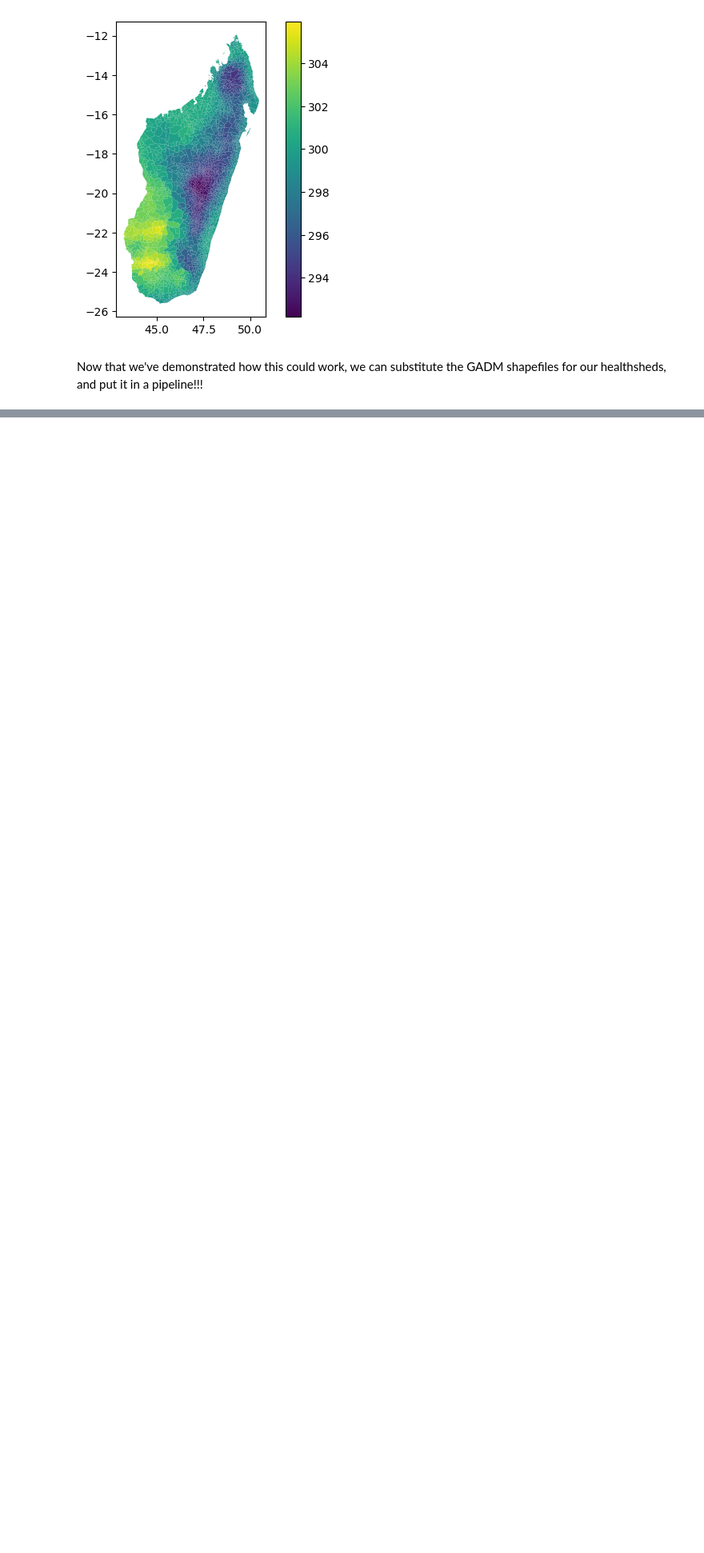
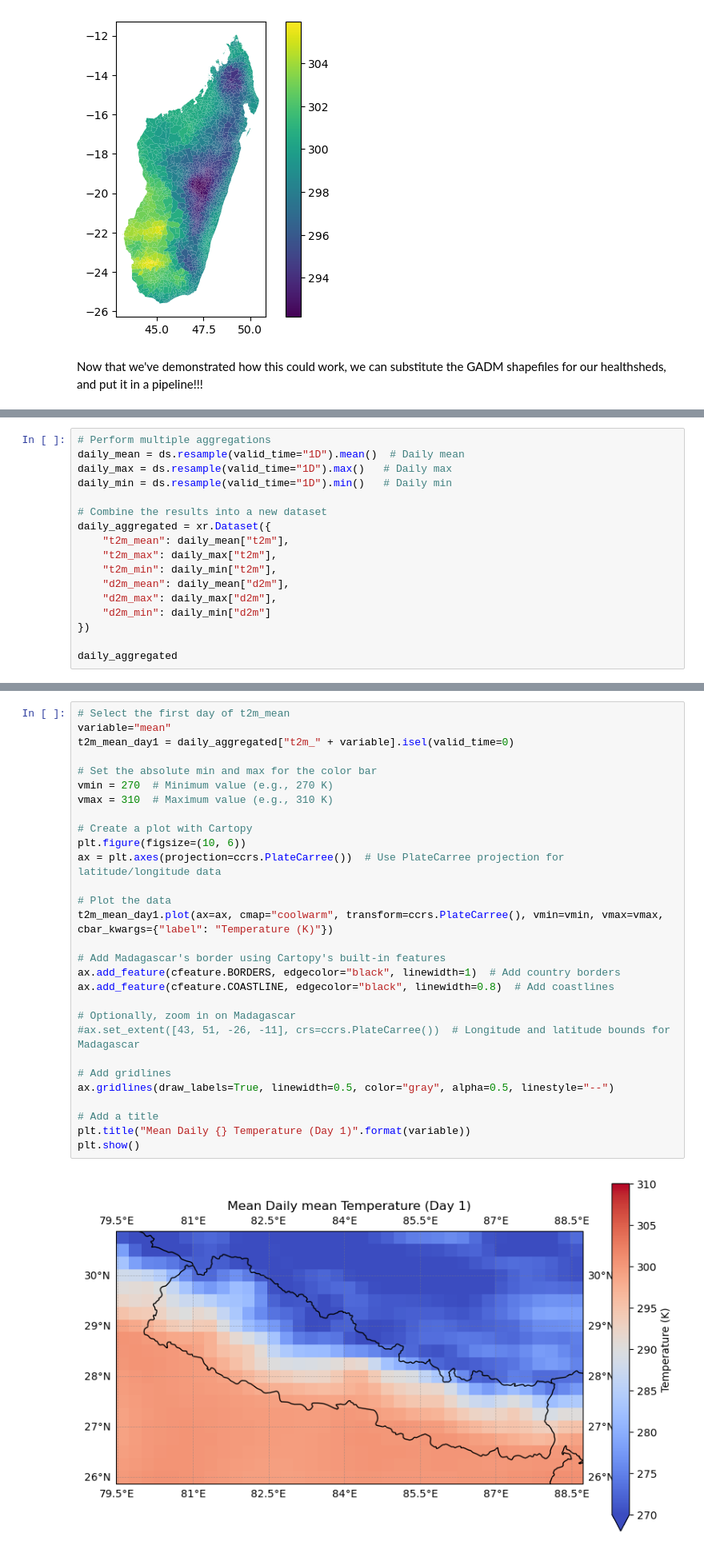
Before and after one commit to NSAPH-Data-Processing/era5_sandbox, a Jupyter notebook: notes/prototypes/learning_aggregations_w_michelle_20250328.ipynb, the cells around one changed output, grey strips where cells are left out. Shown at 80% size. Drawn from its saved outputs; the diff is of its cells as text; blank space fills up the shorter version.

```diff
--- a/notes/prototypes/learning_aggregations_w_michelle_20250328.ipynb
+++ b/notes/prototypes/learning_aggregations_w_michelle_20250328.ipynb
@@ -652,0 +719,17 @@ Now that we've demonstrated how this could work, we can substitute the GADM shap
+# %%
+# Perform multiple aggregations
+daily_mean = ds.resample(valid_time="1D").mean()  # Daily mean
+daily_max = ds.resample(valid_time="1D").max()   # Daily max
+daily_min = ds.resample(valid_time="1D").min()   # Daily min
+
+# Combine the results into a new dataset
+daily_aggregated = xr.Dataset({
+    "t2m_mean": daily_mean["t2m"],
+    "t2m_max": daily_max["t2m"],
+    "t2m_min": daily_min["t2m"],
+    "d2m_mean": daily_mean["d2m"],
+    "d2m_max": daily_max["d2m"],
+    "d2m_min": daily_min["d2m"]
+})
+
+daily_aggregated
@@ -652,0 +752,31 @@ Now that we've demonstrated how this could work, we can substitute the GADM shap
+# %%
+# Select the first day of t2m_mean
+variable="mean"
+t2m_mean_day1 = daily_aggregated["t2m_" + variable].isel(valid_time=0)
+
+# Set the absolute min and max for the color bar
+vmin = 270  # Minimum value (e.g., 270 K)
+vmax = 310  # Maximum value (e.g., 310 K)
+
+# Create a plot with Cartopy
+plt.figure(figsize=(10, 6))
+ax = plt.axes(projection=ccrs.PlateCarree())  # Use PlateCarree projection for latitude/longitude data
+
+# Plot the data
+t2m_mean_day1.plot(ax=ax, cmap="coolwarm", transform=ccrs.PlateCarree(), vmin=vmin, vmax=vmax, cbar_kwargs={"label": "Temperature (K)"})
+
+# Add Madagascar's border using Cartopy's built-in features
+ax.add_feature(cfeature.BORDERS, edgecolor="black", linewidth=1)  # Add country borders
+ax.add_feature(cfeature.COASTLINE, edgecolor="black", linewidth=0.8)  # Add coastlines
+
+# Optionally, zoom in on Madagascar
+#ax.set_extent([43, 51, -26, -11], crs=ccrs.PlateCarree())  # Longitude and latitude bounds for Madagascar
+
+# Add gridlines
+ax.gridlines(draw_labels=True, linewidth=0.5, color="gray", alpha=0.5, linestyle="--")
+
+# Add a title
+plt.title("Mean Daily {} Temperature (Day 1)".format(variable))
+plt.show()
+# %% [output]
+[figure, added]
```
Also changed, not shown: parts of 20 cells of this notebook, 8 other files.
